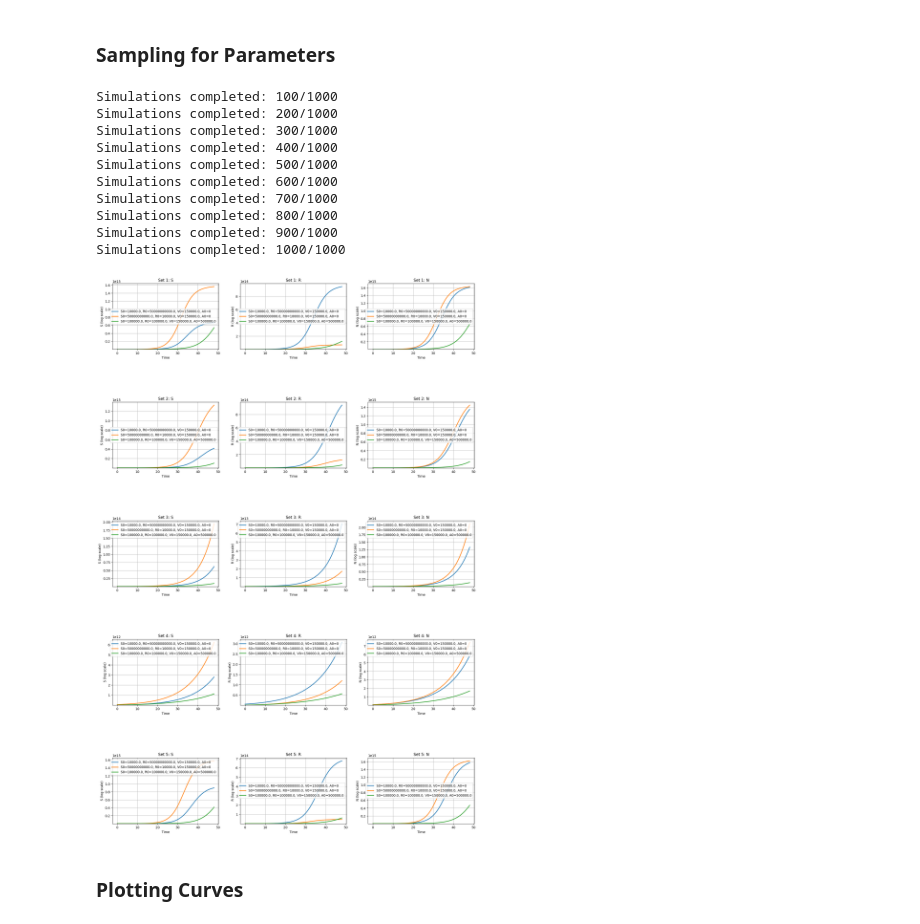
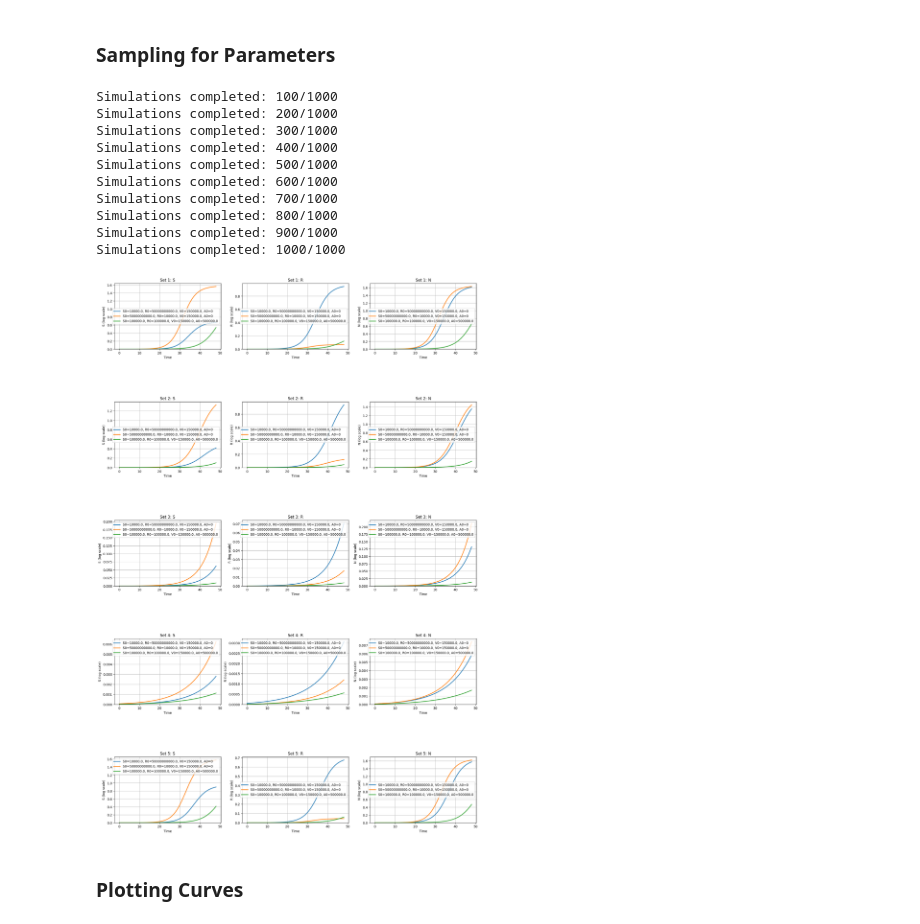
Before and after one commit to wxrderek/vae-bacteria-growth-Math466, a Jupyter notebook: growth_simulation.ipynb, the cells around one changed output. Drawn from its saved outputs; the diff is of its cells as text; code cells hidden in the pictures.

```diff
--- a/growth_simulation.ipynb
+++ b/growth_simulation.ipynb
@@ -57,7 +57,7 @@ class Simulation:
         t_eval = np.linspace(t_span[0], t_span[1], num_time_points)
         model = GrowthModel(self.p, self.vol_concent0)
         sol = solve_ivp(model, t_span, self.y0, t_eval=t_eval)
-        return sol.t, sol.y
+        return sol.t, sol.y*1e-15
 
 # plotter class
 class Plotter:
@@ -74,7 +74,7 @@ class Plotter:
 
             ax.set_xlabel('Time')
             ax.set_ylabel('Value')
-            ax.set_ylim(bottom=1e10)
+            ax.set_ylim(bottom=0)
             ax.grid(True)
             ax.legend()
 
@@ -177,7 +177,7 @@ class SimulationRunner:
                     label = f'S0={S0}, R0={R0}, V0={V0}, A0={A0}'
                     ax.plot(self.t_eval, self.curves[i, k, j], label=label, lw=2)
 
-                ax.set_ylim(bottom=1e10)
+                ax.set_ylim(bottom=0)
                 ax.set_xlabel('Time')
                 ax.set_ylabel(f'{variable} (log scale)')
                 ax.set_title(f'Set {i+1}: {variable}')
@@ -199,34 +199,34 @@ param_specs = {
     'E_max': {'mean': 2, 'sd': 0, 'low': 2, 'high': 2},
     'H': {'mean': 2,  'sd': 0, 'low': 2, 'high': 2},
     'MIC_S': {'mean': 8, 'sd': 0, 'low': 8, 'high': 8},
     'MIC_R': {'mean': 2000, 'sd': 0, 'low': 2000, 'high': 2000},
     'mu': {'mean': 1e10, 'sd': 0, 'low': 1e10, 'high': 1e10},
     'gamma': {'mean': 0.0029, 'sd': 0.0005, 'low': 0.0020, 'high': 0.0040}
 }
 
 # run simulation
 num_simulations = 1000
 conditions = [(1e4, 5e10, 15e4, 0), (5e10, 1e4, 15e4, 0), (1e5, 1e5, 15e4, 5e5)]
 t_eval = np.linspace(0, 48, 150)
 seed = 10
 
 simulation_runner = SimulationRunner(num_simulations, conditions, t_eval, param_specs, seed=seed)
 simulation_runner.run_all_simulations()
 
 # plot results
 simulation_runner.plot_results(num_sets_to_plot=5)
 # %% [output]
 Simulations completed: 100/1000
 Simulations completed: 200/1000
 Simulations completed: 300/1000
 Simulations completed: 400/1000
 Simulations completed: 500/1000
 Simulations completed: 600/1000
 Simulations completed: 700/1000
 Simulations completed: 800/1000
 Simulations completed: 900/1000
 Simulations completed: 1000/1000
-[figure, old version]
+[figure, new version]
 # %% [markdown]
 ### Plotting Curves
 # %%
```
Also changed, not shown: parts of 2 cells of this notebook, 17 other files.
